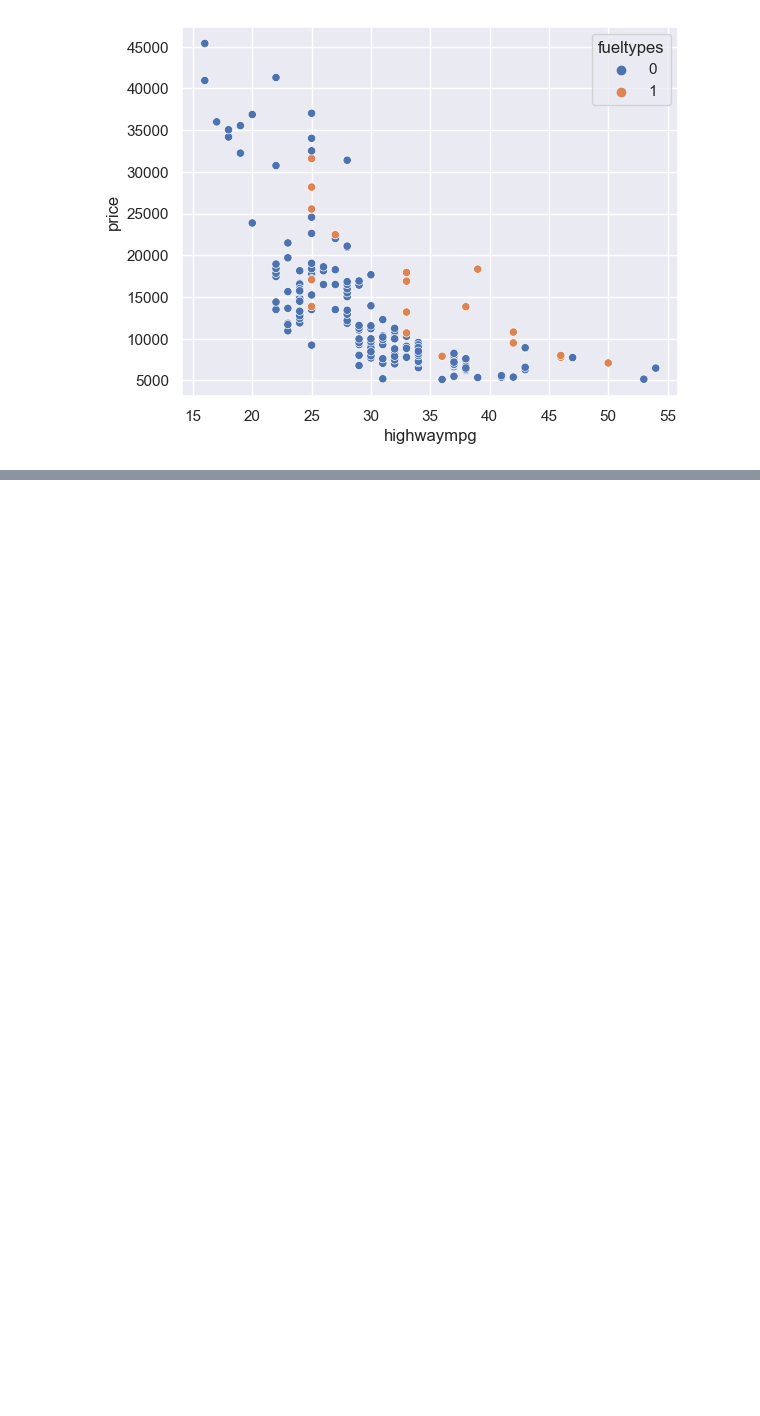
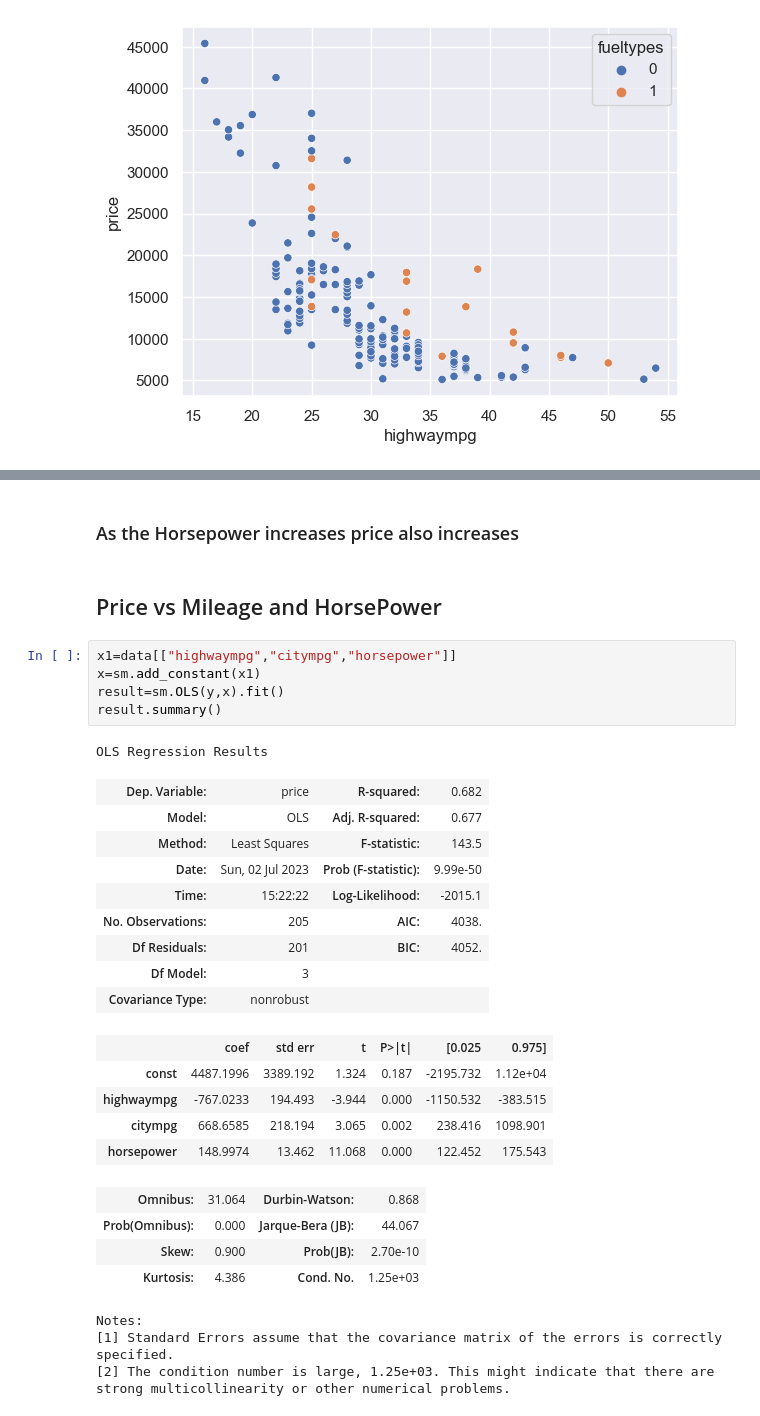
Before and after one commit to lingeshnafeax/DataScience, a Jupyter notebook: Car Price Prediction/Car Price Prediction.ipynb, the cells around one changed output, grey strips where cells are left out. Saved outputs shown, nothing was run; the diff lists cells and outputs as text; blank space fills up the shorter version.

```diff
--- a/Car Price Prediction/Car Price Prediction.ipynb
+++ b/Car Price Prediction/Car Price Prediction.ipynb
@@ -163,0 +220,33 @@ dtype: float64
+# %% [markdown]
+### As the Horsepower increases price also increases
+# %% [markdown]
+## Price vs Mileage and HorsePower
+# %%
+x1=data[["highwaympg","citympg","horsepower"]]
+x=sm.add_constant(x1)
+result=sm.OLS(y,x).fit()
+result.summary()
+# %% [output]
+OLS Regression Results
+| Dep. Variable: | price | R-squared: | 0.682 |
+| Model: | OLS | Adj. R-squared: | 0.677 |
+| Method: | Least Squares | F-statistic: | 143.5 |
+| Date: | Sun, 02 Jul 2023 | Prob (F-statistic): | 9.99e-50 |
+| Time: | 15:22:22 | Log-Likelihood: | -2015.1 |
+| No. Observations: | 205 | AIC: | 4038. |
+| Df Residuals: | 201 | BIC: | 4052. |
+| Df Model: | 3 |  |  |
+| Covariance Type: | nonrobust |  |  |
+|  | coef | std err | t | P>|t| | [0.025 | 0.975] |
+| const | 4487.1996 | 3389.192 | 1.324 | 0.187 | -2195.732 | 1.12e+04 |
+| highwaympg | -767.0233 | 194.493 | -3.944 | 0.000 | -1150.532 | -383.515 |
+| citympg | 668.6585 | 218.194 | 3.065 | 0.002 | 238.416 | 1098.901 |
+| horsepower | 148.9974 | 13.462 | 11.068 | 0.000 | 122.452 | 175.543 |
+| Omnibus: | 31.064 | Durbin-Watson: | 0.868 |
+| Prob(Omnibus): | 0.000 | Jarque-Bera (JB): | 44.067 |
+| Skew: | 0.900 | Prob(JB): | 2.70e-10 |
+| Kurtosis: | 4.386 | Cond. No. | 1.25e+03 |
+Notes:
+[1] Standard Errors assume that the covariance matrix of the errors is correctly specified.
+[2] The condition number is large, 1.25e+03. This might indicate that there are
+strong multicollinearity or other numerical problems.
```
Also changed, not shown: parts of 14 cells of this notebook.
